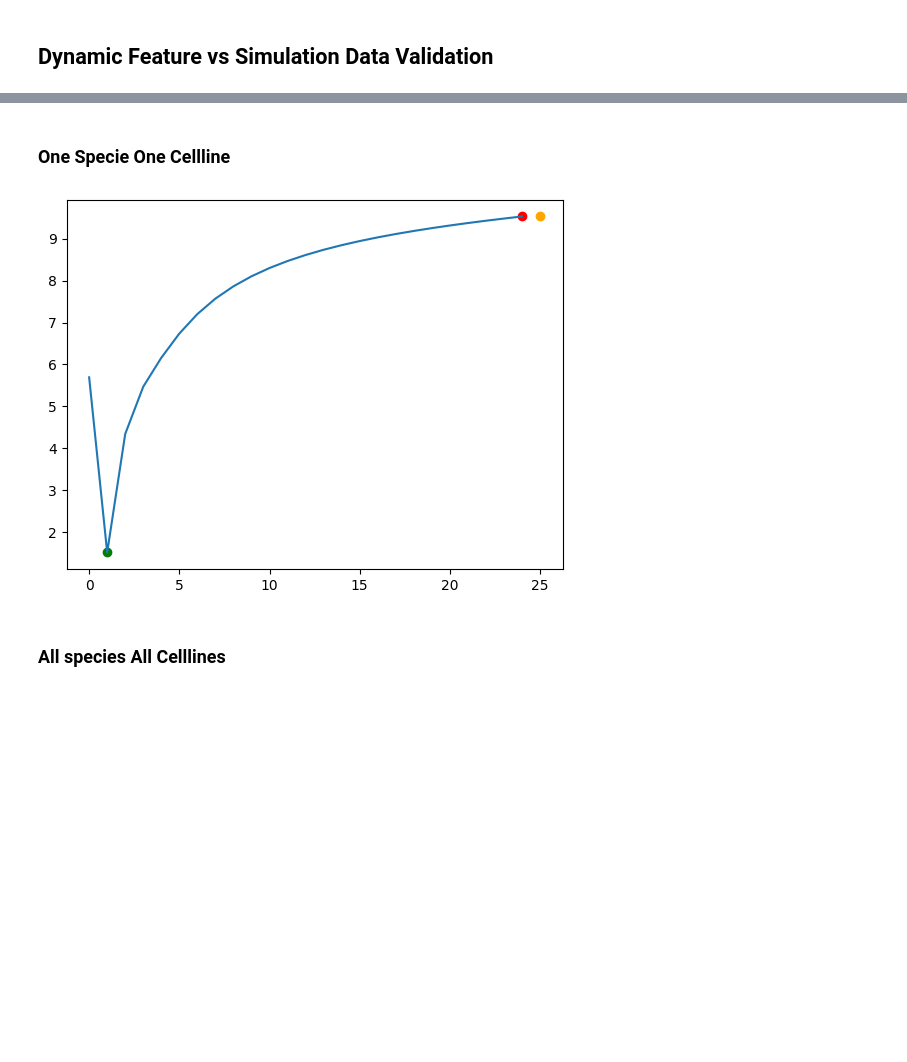
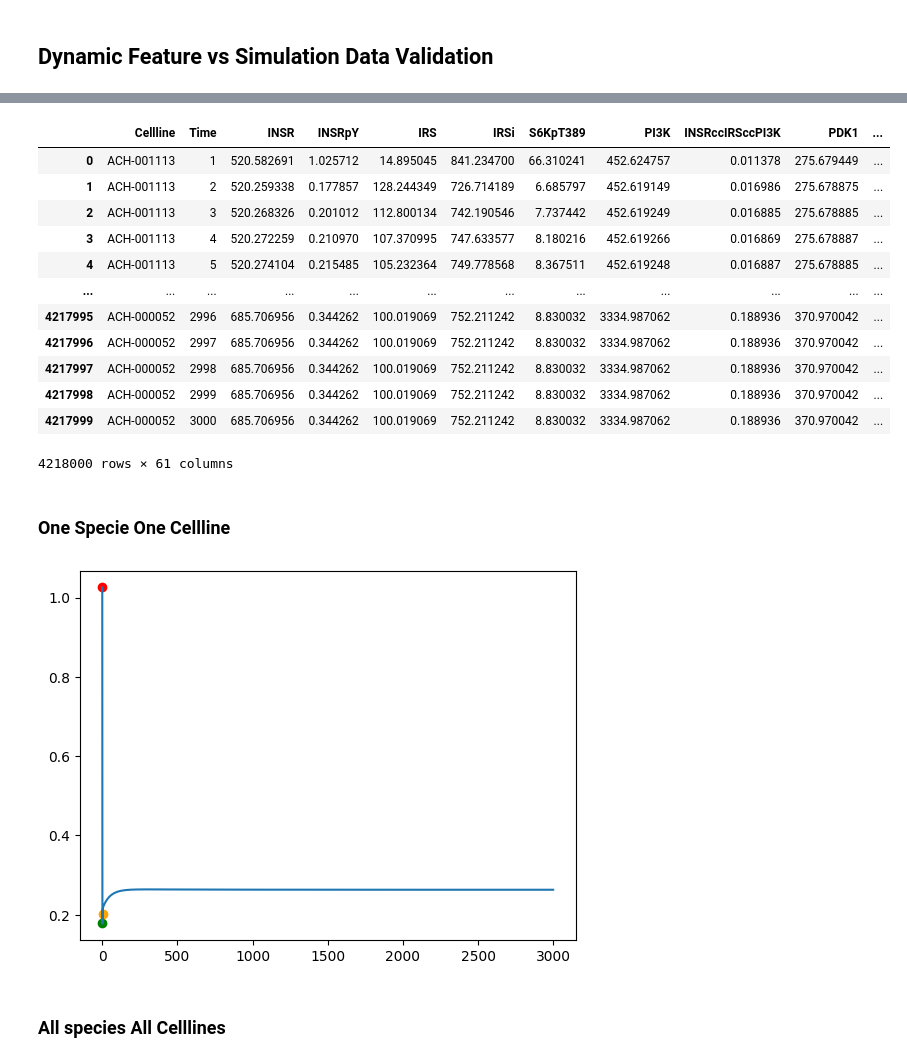
Before and after one commit to AnEvilBurrito/ode-biomarker-project, a Jupyter notebook: project-phdndf/AN10_visual_dynamic_feature_vs_dynamic.ipynb, the cells around one changed output, grey strips where cells are left out. Cells and saved outputs as stored; diff of their text form; code cells hidden in the pictures; blank space fills up the shorter version.

```diff
--- a/project-phdndf/AN10_visual_dynamic_feature_vs_dynamic.ipynb
+++ b/project-phdndf/AN10_visual_dynamic_feature_vs_dynamic.ipynb
@@ -42,8 +61,24 @@ simulation_data = data_link.get_data_from_code(loading_code)
+# %%
+simulation_data
+# %% [output]
+|  | Cellline | Time | INSR | INSRpY | IRS | IRSi | S6KpT389 | PI3K | INSRccIRSccPI3K | PDK1 | ... |
+| 0 | ACH-001113 | 1 | 520.582691 | 1.025712 | 14.895045 | 841.234700 | 66.310241 | 452.624757 | 0.011378 | 275.679449 | ... |
+| 1 | ACH-001113 | 2 | 520.259338 | 0.177857 | 128.244349 | 726.714189 | 6.685797 | 452.619149 | 0.016986 | 275.678875 | ... |
+| 2 | ACH-001113 | 3 | 520.268326 | 0.201012 | 112.800134 | 742.190546 | 7.737442 | 452.619249 | 0.016885 | 275.678885 | ... |
+| 3 | ACH-001113 | 4 | 520.272259 | 0.210970 | 107.370995 | 747.633577 | 8.180216 | 452.619266 | 0.016869 | 275.678887 | ... |
+| 4 | ACH-001113 | 5 | 520.274104 | 0.215485 | 105.232364 | 749.778568 | 8.367511 | 452.619248 | 0.016887 | 275.678885 | ... |
+| ... | ... | ... | ... | ... | ... | ... | ... | ... | ... | ... | ... |
+| 4217995 | ACH-000052 | 2996 | 685.706956 | 0.344262 | 100.019069 | 752.211242 | 8.830032 | 3334.987062 | 0.188936 | 370.970042 | ... |
+| 4217996 | ACH-000052 | 2997 | 685.706956 | 0.344262 | 100.019069 | 752.211242 | 8.830032 | 3334.987062 | 0.188936 | 370.970042 | ... |
+| 4217997 | ACH-000052 | 2998 | 685.706956 | 0.344262 | 100.019069 | 752.211242 | 8.830032 | 3334.987062 | 0.188936 | 370.970042 | ... |
+| 4217998 | ACH-000052 | 2999 | 685.706956 | 0.344262 | 100.019069 | 752.211242 | 8.830032 | 3334.987062 | 0.188936 | 370.970042 | ... |
+| 4217999 | ACH-000052 | 3000 | 685.706956 | 0.344262 | 100.019069 | 752.211242 | 8.830032 | 3334.987062 | 0.188936 | 370.970042 | ... |
+4218000 rows × 61 columns
 # %% [markdown]
 ### One Specie One Cellline
 # %%
 cellline = 'ACH-001113'
-specie = 'pAkt'
+specie = 'INSRpY'
 selected_data = simulation_data[simulation_data['Cellline'] == cellline]
 specie_data = selected_data[specie]
 dyn_feat_cols = ['auc', 'median', 'tfc', 'tmax',
@@ -67,7 +102,7 @@ plt.scatter([min_time*len(specie_data)], [min_], color='green')  # min
 plt.scatter([ttsv*len(specie_data)], [tsv], color='orange')  # stability
 plt.show()
 # %% [output]
-[figure, old version]
+[figure, new version]
 # %% [markdown]
 ### All species All Celllines
 # %%
```
Also changed, not shown: parts of 8 cells of this notebook, 2 other files.
